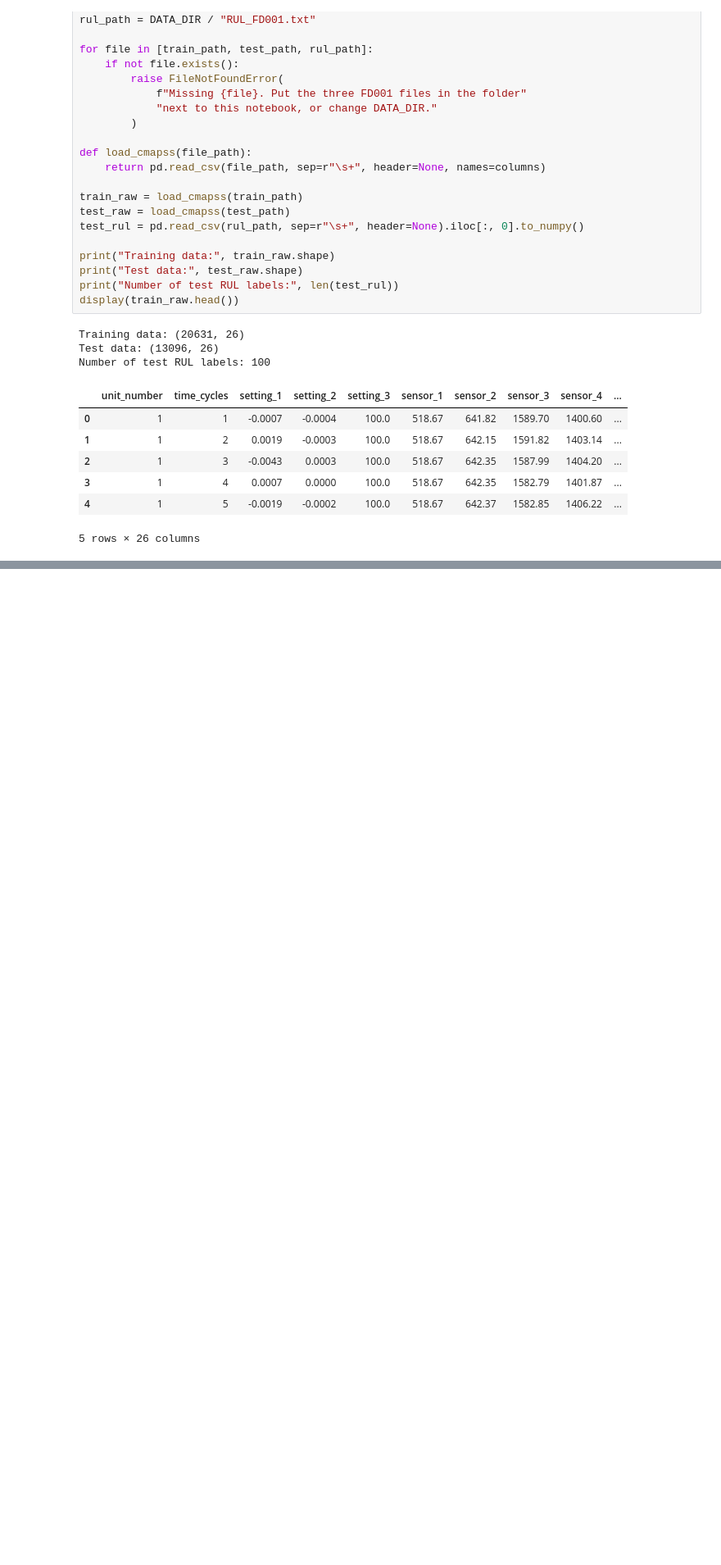
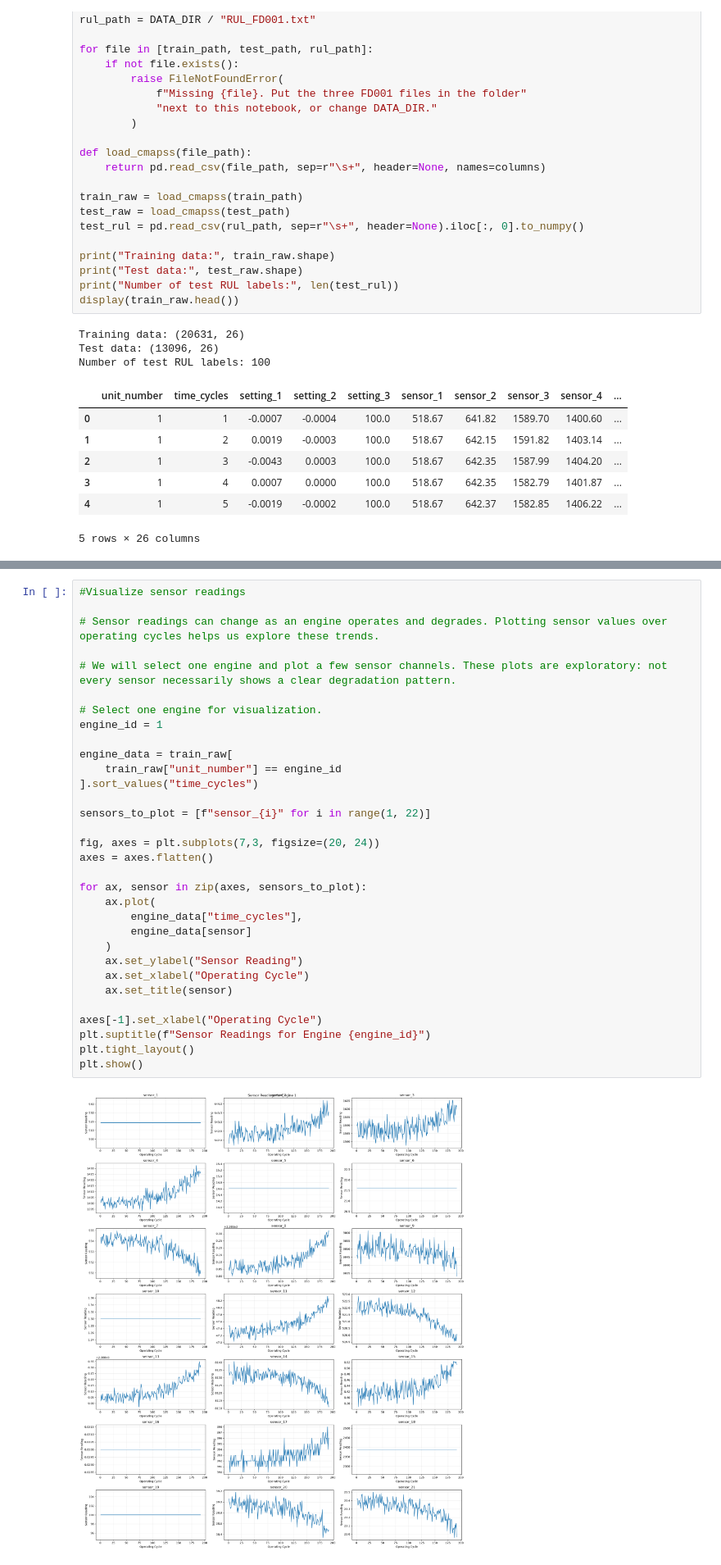
Before and after one commit to AmyKrrrr/TATA_Elxsi_S4_PS1, a Jupyter notebook: cmapss_dataviz.ipynb, the cells around one changed output, grey strips where cells are left out. Shown at 82% size. Saved outputs shown, nothing was run; the diff lists cells and outputs as text; blank space fills up the shorter version.

```diff
--- a/cmapss_dataviz.ipynb
+++ b/cmapss_dataviz.ipynb
@@ -100,0 +120,34 @@ Duplicate rows: 0
+# %%
+#Visualize sensor readings
+
+# Sensor readings can change as an engine operates and degrades. Plotting sensor values over operating cycles helps us explore these trends.
+
+# We will select one engine and plot a few sensor channels. These plots are exploratory: not every sensor necessarily shows a clear degradation pattern.
+
+# Select one engine for visualization.
+engine_id = 1
+
+engine_data = train_raw[
+    train_raw["unit_number"] == engine_id
+].sort_values("time_cycles")
+
+sensors_to_plot = [f"sensor_{i}" for i in range(1, 22)]
+
+fig, axes = plt.subplots(7,3, figsize=(20, 24))
+axes = axes.flatten()
+
+for ax, sensor in zip(axes, sensors_to_plot):
+    ax.plot(
+        engine_data["time_cycles"],
+        engine_data[sensor]
+    )
+    ax.set_ylabel("Sensor Reading")
+    ax.set_xlabel("Operating Cycle")
+    ax.set_title(sensor)
+
+axes[-1].set_xlabel("Operating Cycle")
+plt.suptitle(f"Sensor Readings for Engine {engine_id}")
+plt.tight_layout()
+plt.show()
+# %% [output]
+[figure, added]
```
Also changed, not shown: parts of 19 cells of this notebook.
